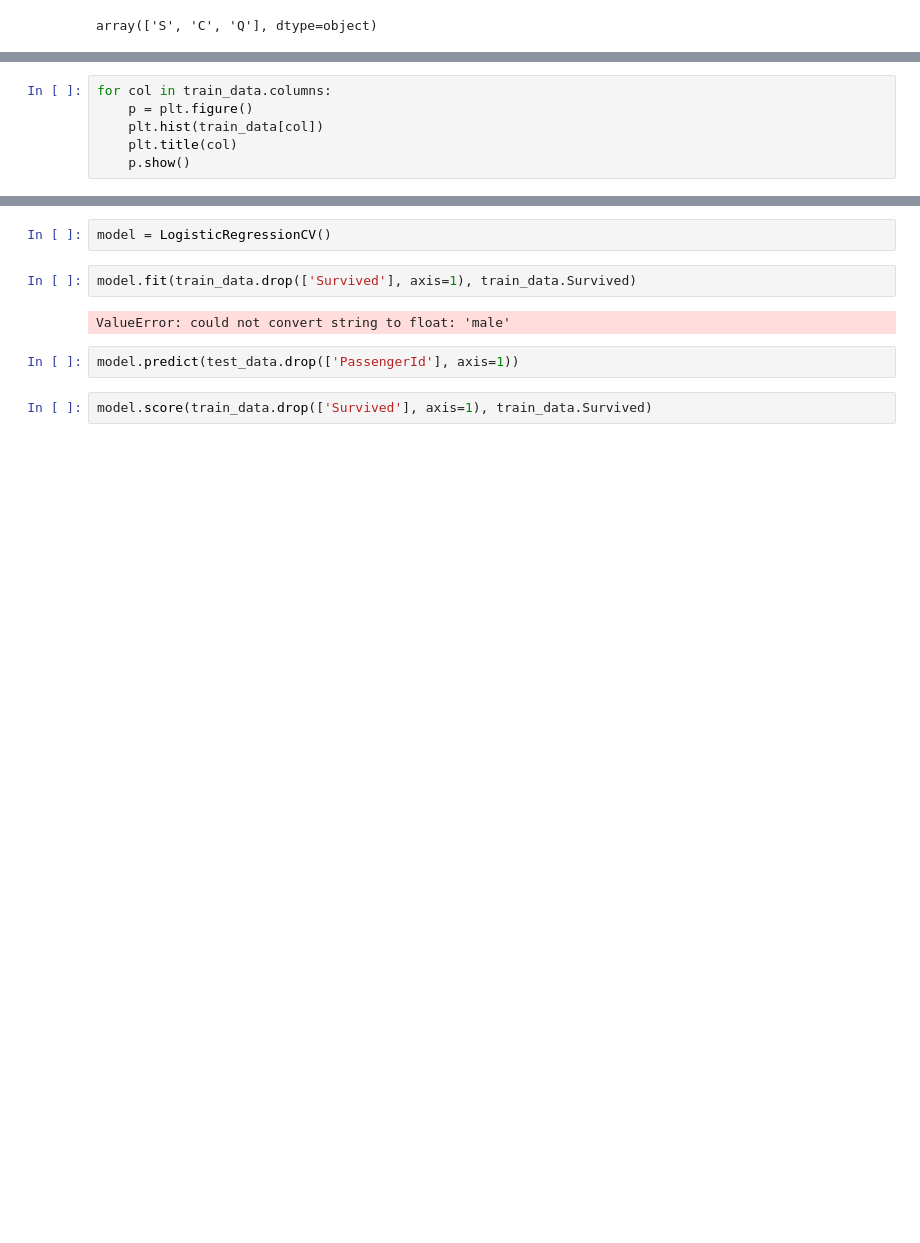
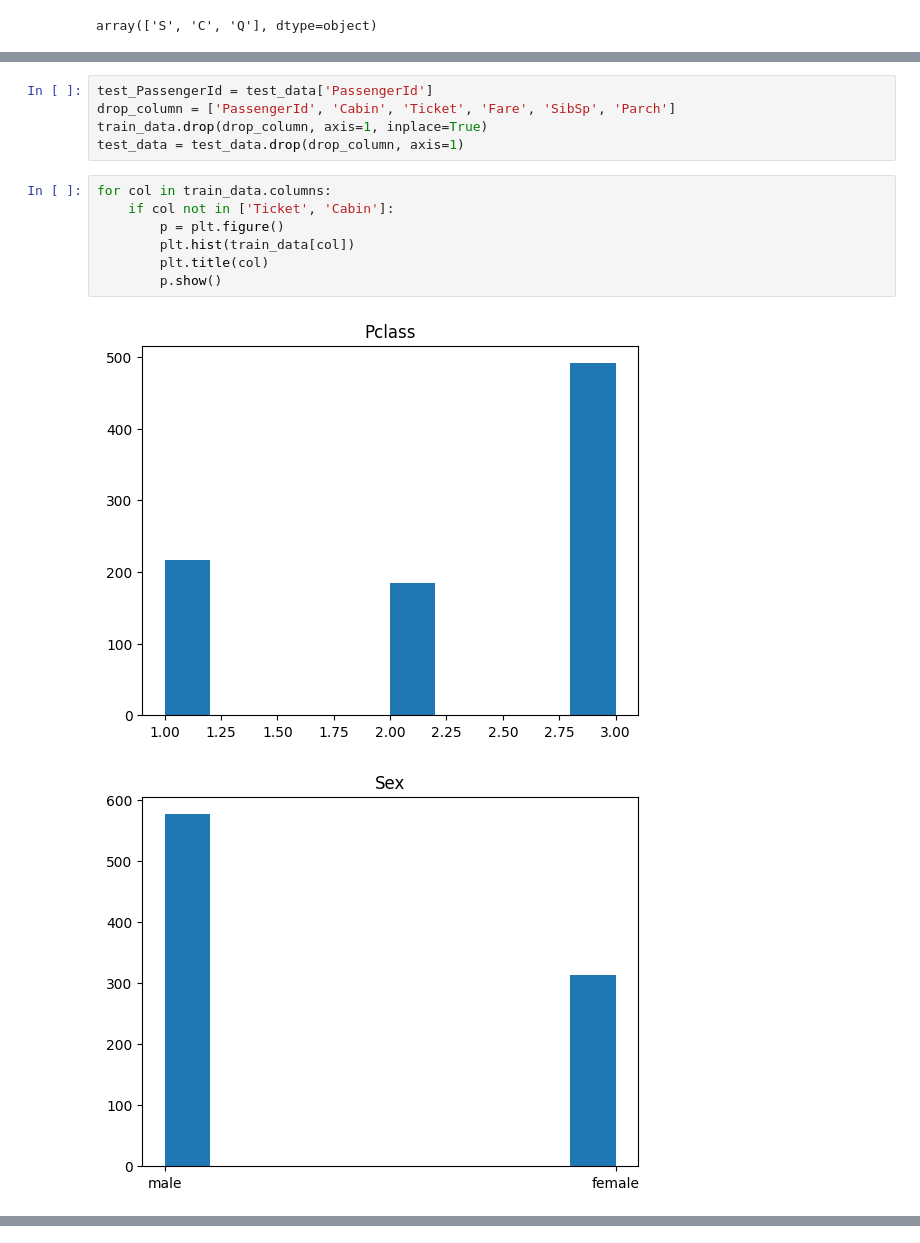
Before and after one commit to MH0386/titanic_classification, a Jupyter notebook: titanic_classification.ipynb, the cells around one changed output, grey strips where cells are left out. Cells and saved outputs as stored; diff of their text form; blank space fills up the shorter version.

```diff
--- a/titanic_classification.ipynb
+++ b/titanic_classification.ipynb
@@ -96,6 +213,15 @@ train_data
+# %%
+test_PassengerId = test_data['PassengerId']
+drop_column = ['PassengerId', 'Cabin', 'Ticket', 'Fare', 'SibSp', 'Parch']
+train_data.drop(drop_column, axis=1, inplace=True)
+test_data = test_data.drop(drop_column, axis=1)
 # %%
 for col in train_data.columns:
-    p = plt.figure()
-    plt.hist(train_data[col])
-    plt.title(col)
-    p.show()
+    if col not in ['Ticket', 'Cabin']:
+        p = plt.figure()
+        plt.hist(train_data[col])
+        plt.title(col)
+        p.show()
+# %% [output]
+[figure, added]
+[figure, added]
@@ -102,10 +229,0 @@ for col in train_data.columns:
-# %%
-model = LogisticRegressionCV()
-# %%
-model.fit(train_data.drop(['Survived'], axis=1), train_data.Survived)
-# %% [output]
-ValueError: could not convert string to float: 'male'
-# %%
-model.predict(test_data.drop(['PassengerId'], axis=1))
-# %%
-model.score(train_data.drop(['Survived'], axis=1), train_data.Survived)
```
Also changed, not shown: parts of 30 cells of this notebook, 1 other file.
